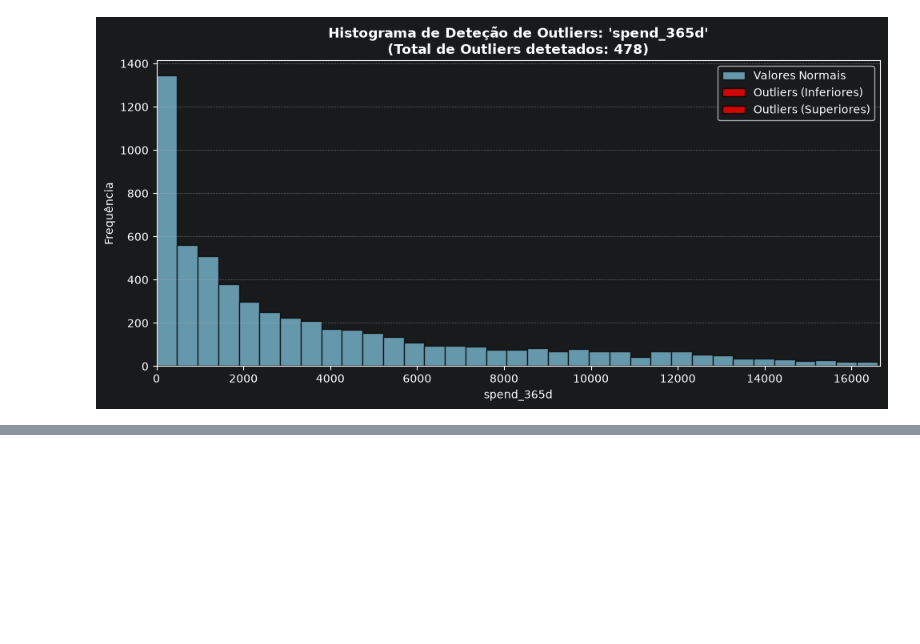
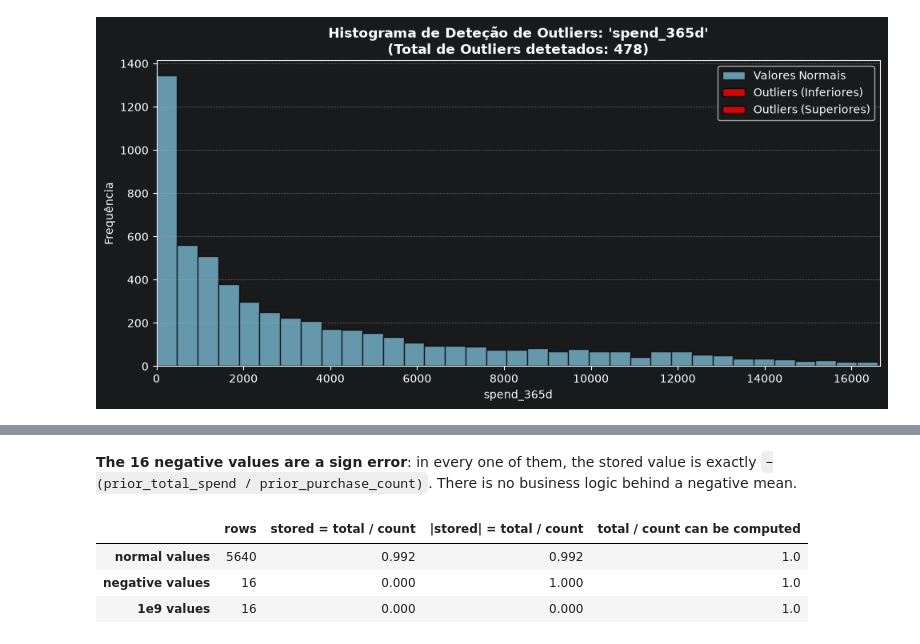
Before and after one commit to Martsnake/machine-learning, a Jupyter notebook: notebooks/Análise.ipynb, the cells around one changed output, grey strips where cells are left out. Saved outputs shown, nothing was run; the diff lists cells and outputs as text; code cells hidden in the pictures; blank space fills up the shorter version.

```diff
--- a/notebooks/Análise.ipynb
+++ b/notebooks/Análise.ipynb
@@ -587,0 +695,18 @@ Here is the distribution of the column Spend_365d
+# %% [markdown]
+**The 16 negative values are a sign error**: in every one of them, the stored value is exactly
+  `−(prior_total_spend / prior_purchase_count)`. There is no business logic behind a negative mean.
+# %%
+pd.DataFrame({
+    "rows": [is_normal.sum(), is_negative.sum(), is_billion.sum()],
+    "stored = total / count": [np.isclose(stored_mean[m], recomputed_mean[m]).mean()
+                               for m in (is_normal, is_negative, is_billion)],
+    "|stored| = total / count": [np.isclose(stored_mean[m].abs(), recomputed_mean[m]).mean()
+                                 for m in (is_normal, is_negative, is_billion)],
+    "total / count can be computed": [recomputed_mean[m].notna().mean()
+                                      for m in (is_normal, is_negative, is_billion)],
+}, index=["normal values", "negative values", "1e9 values"]).round(3)
+# %% [output]
+|  | rows | stored = total / count | |stored| = total / count | total / count can be computed |
+| normal values | 5640 | 0.992 | 0.992 | 1.0 |
+| negative values | 16 | 0.000 | 1.000 | 1.0 |
+| 1e9 values | 16 | 0.000 | 0.000 | 1.0 |
```
Also changed, not shown: parts of 18 cells of this notebook.
